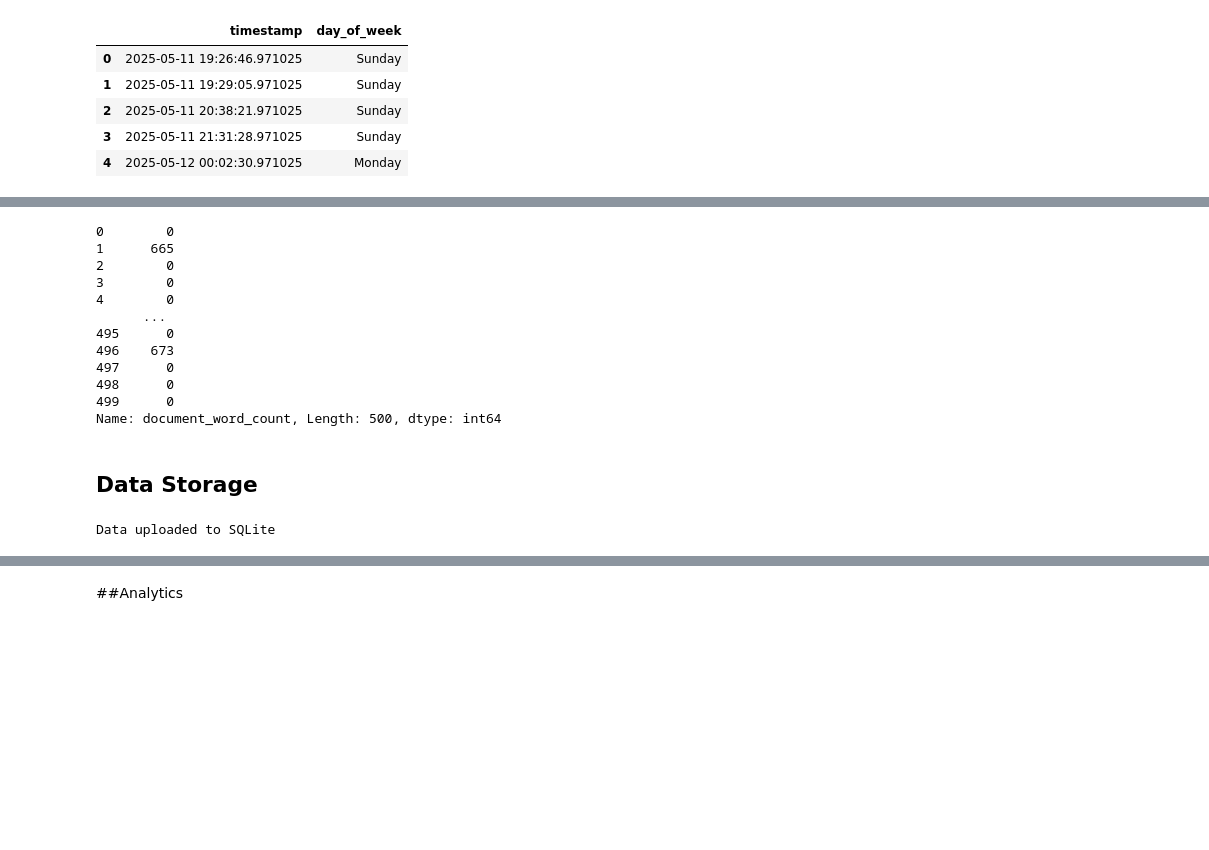
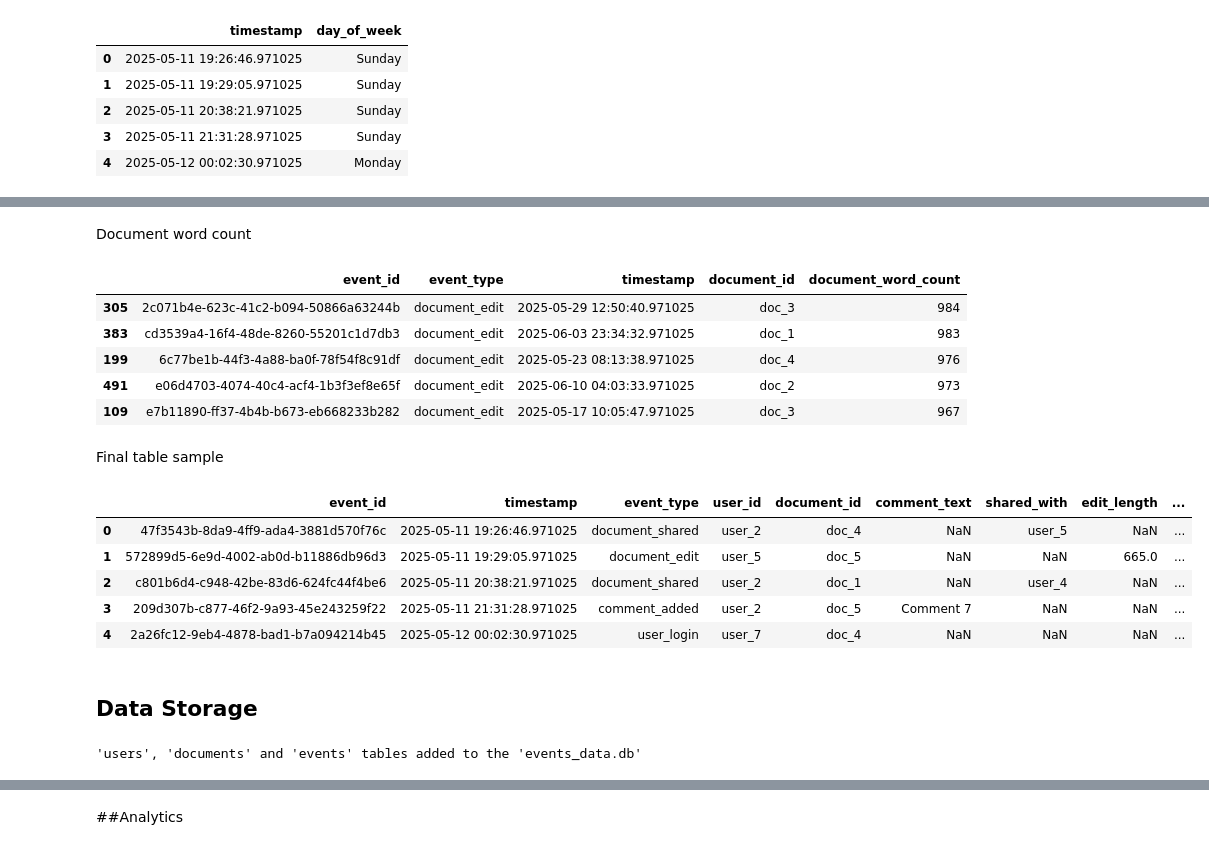
Before and after one commit to mattcattaneo21/data-eng-challenge, a Jupyter notebook: data_eng_challenge.ipynb, the cells around one changed output, grey strips where cells are left out. Drawn from its saved outputs; the diff is of its cells as text; code cells hidden in the pictures; blank space fills up the shorter version.

```diff
--- a/data_eng_challenge.ipynb
+++ b/data_eng_challenge.ipynb
@@ -138,5 +162,7 @@ logins[['user_id', 'timestamp', 'session_duration']].head()
+# %% [markdown]
+Document word count
 # %%
-#Document word count
+# Document word count
 def doc_word_count(edit_length):
     if pd.isna(edit_length):
         return 0
@@ -144,29 +170,38 @@ def doc_word_count(edit_length):
         return int(edit_length)
 
 events_df['document_word_count'] = events_df['edit_length'].apply(doc_word_count)
-print(events_df['document_word_count'])
+
+# Sort by document_word_count descending, then take top 5 rows
+events_df[['event_id','event_type','timestamp','document_id','document_word_count']].sort_values(by='document_word_count', ascending=False).head()
 # %% [output]
-0        0
-1      665
-2        0
-3        0
-4        0
-      ...
-495      0
-496    673
-497      0
-498      0
-499      0
-Name: document_word_count, Length: 500, dtype: int64
+|  | event_id | event_type | timestamp | document_id | document_word_count |
+| 305 | 2c071b4e-623c-41c2-b094-50866a63244b | document_edit | 2025-05-29 12:50:40.971025 | doc_3 | 984 |
+| 383 | cd3539a4-16f4-48de-8260-55201c1d7db3 | document_edit | 2025-06-03 23:34:32.971025 | doc_1 | 983 |
+| 199 | 6c77be1b-44f3-4a88-ba0f-78f54f8c91df | document_edit | 2025-05-23 08:13:38.971025 | doc_4 | 976 |
+| 491 | e06d4703-4074-40c4-acf4-1b3f3ef8e65f | document_edit | 2025-06-10 04:03:33.971025 | doc_2 | 973 |
+| 109 | e7b11890-ff37-4b4b-b673-eb668233b282 | document_edit | 2025-05-17 10:05:47.971025 | doc_3 | 967 |
+# %% [markdown]
+Final table sample
+# %%
+events_df.head()
+# %% [output]
+|  | event_id | timestamp | event_type | user_id | document_id | comment_text | shared_with | edit_length | ... |
+| 0 | 47f3543b-8da9-4ff9-ada4-3881d570f76c | 2025-05-11 19:26:46.971025 | document_shared | user_2 | doc_4 | NaN | user_5 | NaN | ... |
+| 1 | 572899d5-6e9d-4002-ab0d-b11886db96d3 | 2025-05-11 19:29:05.971025 | document_edit | user_5 | doc_5 | NaN | NaN | 665.0 | ... |
+| 2 | c801b6d4-c948-42be-83d6-624fc44f4be6 | 2025-05-11 20:38:21.971025 | document_shared | user_2 | doc_1 | NaN | user_4 | NaN | ... |
+| 3 | 209d307b-c877-46f2-9a93-45e243259f22 | 2025-05-11 21:31:28.971025 | comment_added | user_2 | doc_5 | Comment 7 | NaN | NaN | ... |
+| 4 | 2a26fc12-9eb4-4878-bad1-b7a094214b45 | 2025-05-12 00:02:30.971025 | user_login | user_7 | doc_4 | NaN | NaN | NaN | ... |
 # %% [markdown]
 ## Data Storage
 # %%
+# This creates a file-based SQLite database
 conn = sqlite3.connect('events_data.db')
 
+# Create the tables into the db
 users_df.to_sql('users', conn, if_exists='replace', index=False)
 documents_df.to_sql('documents', conn, if_exists='replace', index=False)
 events_df.to_sql('events', conn, if_exists='replace', index=False)
 
-print("Data uploaded to SQLite")
+print("'users', 'documents' and 'events' tables added to the 'events_data.db'")
 # %% [output]
-Data uploaded to SQLite
+'users', 'documents' and 'events' tables added to the 'events_data.db'
```
Also changed, not shown: parts of 22 cells of this notebook.
